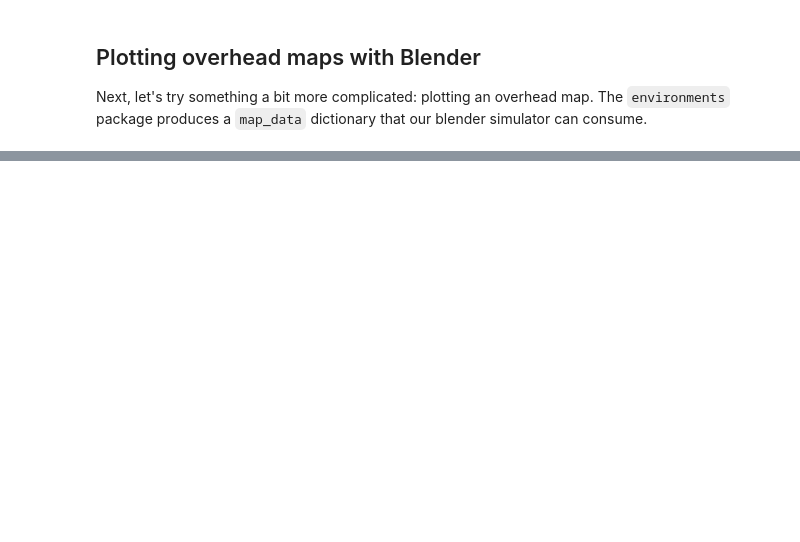
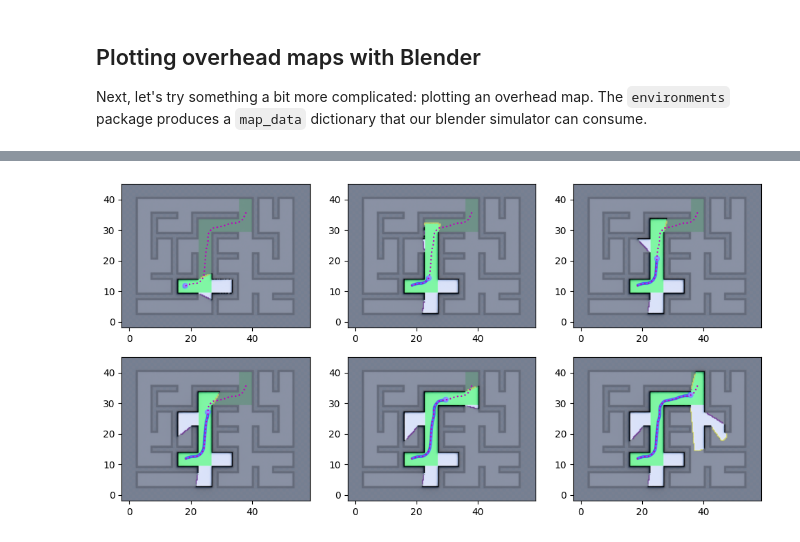
Before and after one commit to RAIL-group/RAIL-lsp-dev, a Jupyter notebook: resources/notebooks/Blender-Visual-Sim.ipynb, the cells around one changed output, grey strips where cells are left out. Cells and saved outputs as stored; diff of their text form; code cells hidden in the pictures; blank space fills up the shorter version.

Commit message:
add partial observed examples + robot motion to Jupyter

```diff
--- a/resources/notebooks/Blender-Visual-Sim.ipynb
+++ b/resources/notebooks/Blender-Visual-Sim.ipynb
@@ -131,0 +133,96 @@ plt.show()
+# %%
+from blendervsim import BlenderVSim
+import environments
+import lsp
+import matplotlib.pyplot as plt
+import numpy as np
+
+# Set the arguments (usually done via the command line)
+args = lambda: None
+args.current_seed = 2005
+args.save_dir = './'
+args.map_type = 'maze'
+
+# Robot Arguments
+args.step_size = 1.8
+args.num_primitives = 32
+args.laser_scanner_num_points = 1024
+args.field_of_view_deg = 360
+args.disable_known_grid_correction = False
+
+known_map, map_data, pose, goal = environments.generate.map_and_poses(args)
+map_data['semantic_labels']['background'] = map_data['semantic_labels'].pop('wall')
+map_data['semantic_labels']['free'] = map_data['semantic_labels'].pop('hallway')
+
+# Helper function for creating a new robot instance
+robot = lsp.robot.Turtlebot_Robot(pose,
+                                  primitive_length=args.step_size,
+                                  num_primitives=args.num_primitives,
+                                  map_data=map_data)
+
+simulator = lsp.simulators.Simulator(known_map,
+                                     goal,
+                                     args,
+                                     unity_bridge=None,
+                                     world=None)
+simulator.frontier_grouping_inflation_radius = (
+    simulator.inflation_radius)
+
+known_planner = lsp.planners.KnownSubgoalPlanner(
+    goal=goal, known_map=known_map, args=args)
+
+planning_loop = lsp.planners.PlanningLoop(goal,
+                                          known_map,
+                                          simulator,
+                                          unity_bridge=None,
+                                          robot=robot,
+                                          args=args,
+                                          verbose=True)
+
+images_and_data = []
+scene = "/resources/blender_scenes/render_overhead.blend"
+with BlenderVSim(blender_scene_path=scene) as blender:
+    for counter, step_data in enumerate(planning_loop):
+        # Update the planner objects
+        known_planner.update(
+            {'image': np.ones((64, 64))},  # Placeholder for image
+            step_data['robot_grid'],
+            step_data['subgoals'],
+            step_data['robot_pose'],
+            step_data['visibility_mask'])
+
+        robot_trajectory = [
+            (args.base_resolution*p.x, args.base_resolution*p.y, p.yaw)
+            for p in robot.all_poses]
+
+        observed_grid = step_data['robot_grid']
+        subgoal_data = [
+            {'points': s.points,
+             'prob_feasible': s.prob_feasible,
+             'delta_success_cost': s.delta_success_cost,
+             'exploration_cost': s.exploration_cost,
+            } for s in known_planner.subgoals]
+
+        if counter % 12:
+            continue
+
+        images_and_data.append(blender.render_overhead(
+            map_data=map_data,
+            robot_poses=robot_trajectory,
+            observed_grid=observed_grid,
+            subgoal_data=subgoal_data,
+            pixels_per_meter=10,
+            edge_buffer_meters=2.5,
+            render_settings={'samples': 16, 'use_denoising': True}))
+
+plt.figure(dpi=100, figsize=(12, 6))
+num = len(images_and_data)
+for ind, (image, img_data) in enumerate(images_and_data):
+    plt.subplot(round(np.sqrt(num)), int(np.ceil(num/np.sqrt(num))), ind + 1)
+    plt.imshow(image, extent=img_data['extent'])
+
+    # Because the image is 'metrically aligned', you can plot on top of it
+    # without any coordinate transforms.
+    plt.plot([p[1] for p in robot_trajectory],
+             [p[0] for p in robot_trajectory], 'm:')
+# %% [output]
@@ -131,0 +246 @@ plt.show()
+[figure, added]
```
Also changed, not shown: parts of 2 cells of this notebook, 4 other files.
